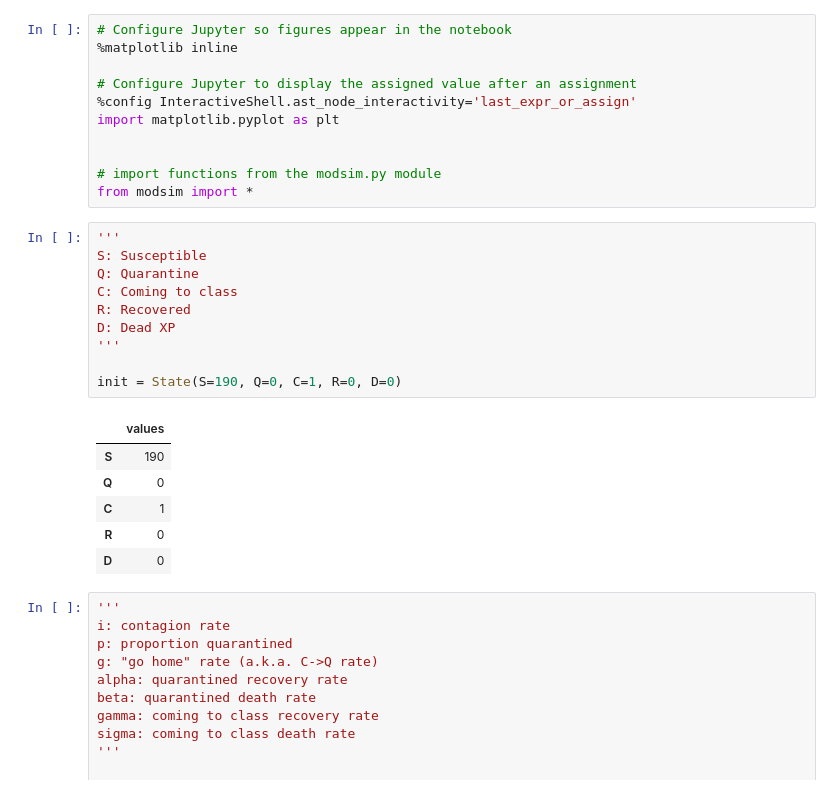
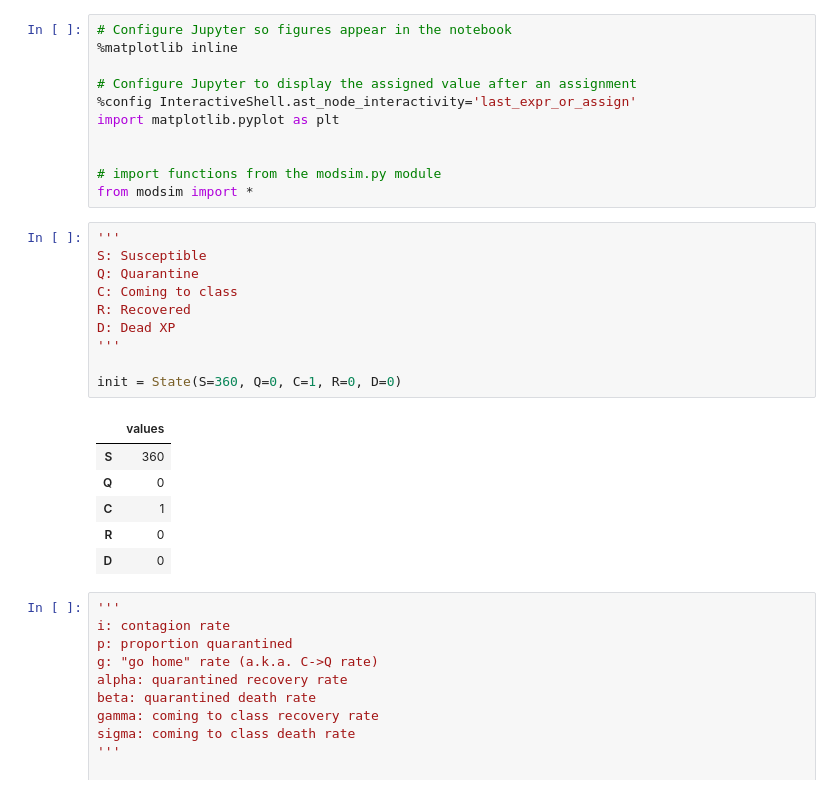
Before and after one commit to AustinVes/ModSim-Project2, a Jupyter notebook: project_notebook.ipynb, the cells around one changed output. Saved outputs shown, nothing was run; the diff lists cells and outputs as text.

```diff
--- a/project_notebook.ipynb
+++ b/project_notebook.ipynb
@@ -20,16 +20,16 @@ from modsim import *
 # %%
 '''
 S: Susceptible
 Q: Quarantine
 C: Coming to class
 R: Recovered
 D: Dead XP
 '''
 
-init = State(S=190, Q=0, C=1, R=0, D=0)
+init = State(S=360, Q=0, C=1, R=0, D=0)
 # %% [output]
 |  | values |
-| S | 190 |
+| S | 360 |
 | Q | 0 |
 | C | 1 |
 | R | 0 |
```
Also changed, not shown: parts of 2 cells of this notebook.
